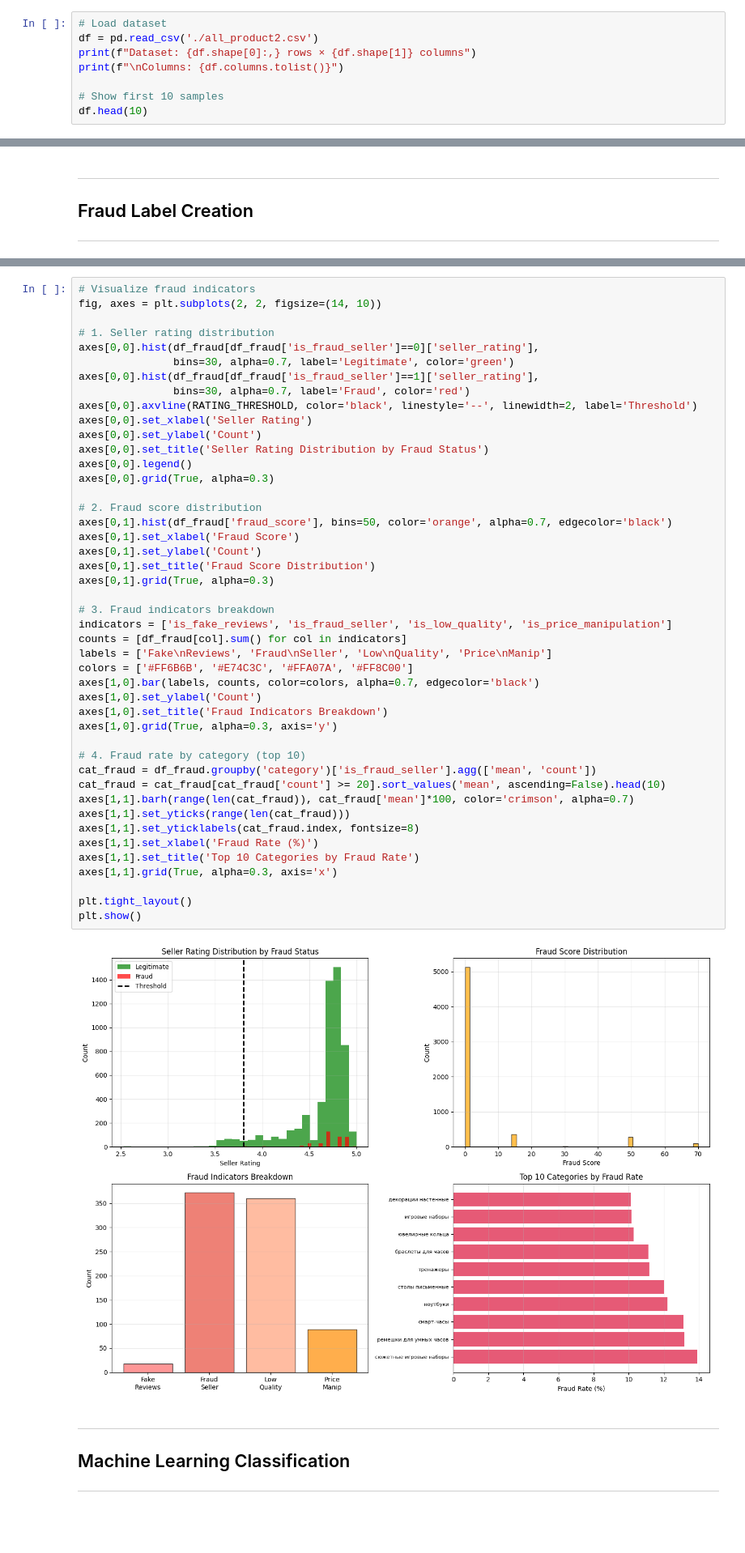
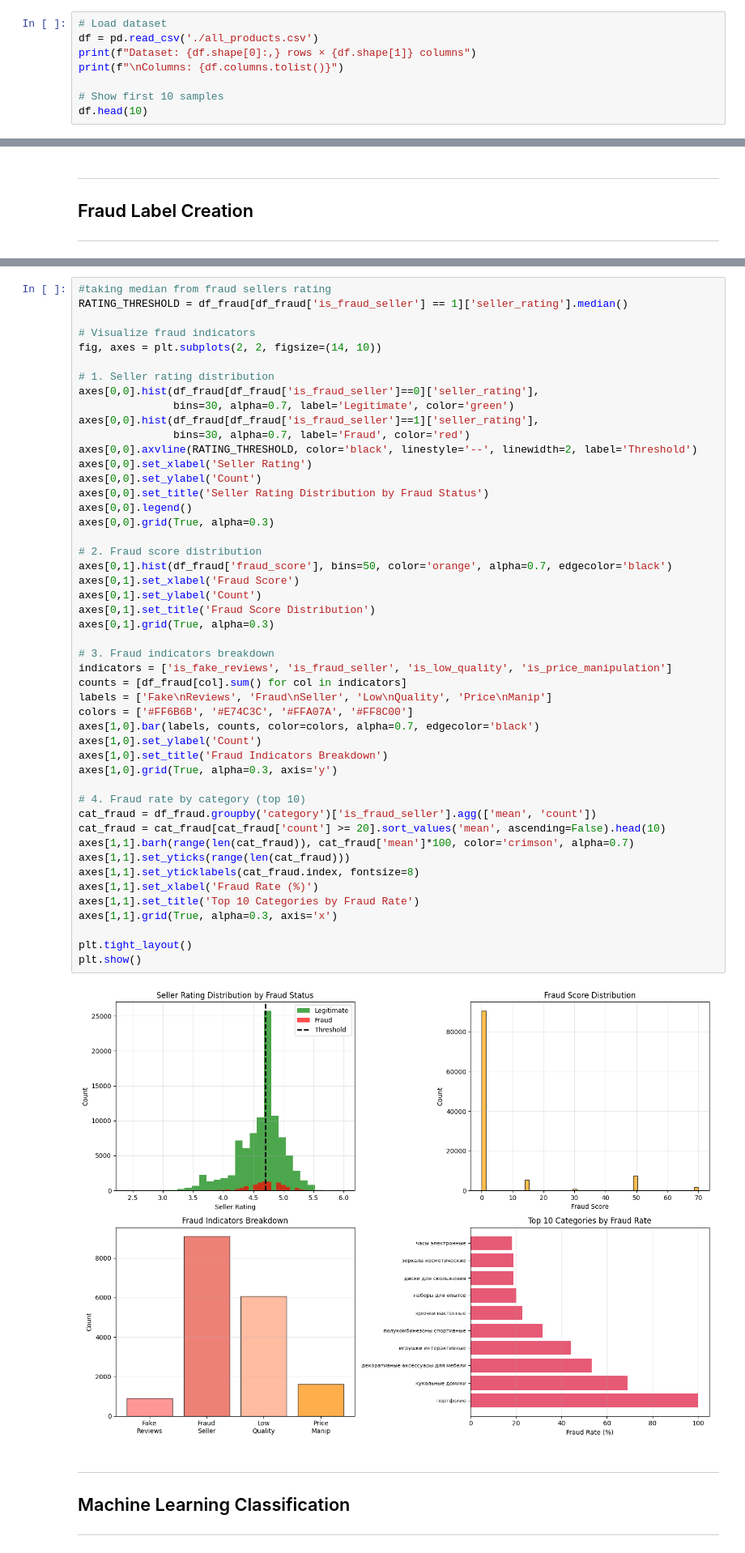
Before and after one commit to ssuleimenovv/dataMining, a Jupyter notebook: FinalProject/ecommerce_fraud_detection_final.ipynb, the cells around one changed output, grey strips where cells are left out. Shown at 81% size. Saved outputs shown, nothing was run; the diff lists cells and outputs as text; blank space fills up the shorter version.

```diff
--- a/FinalProject/ecommerce_fraud_detection_final.ipynb
+++ b/FinalProject/ecommerce_fraud_detection_final.ipynb
@@ -36,7 +36,7 @@ plt.style.use('default')
 sns.set_palette('husl')
 # %%
 # Load dataset
-df = pd.read_csv('./all_product2.csv')
+df = pd.read_csv('./all_products.csv')
 print(f"Dataset: {df.shape[0]:,} rows × {df.shape[1]} columns")
 print(f"\nColumns: {df.columns.tolist()}")
 
@@ -240,4 +239,7 @@ Fraud rate: 6.35%
 # %%
+#taking median from fraud sellers rating
+RATING_THRESHOLD = df_fraud[df_fraud['is_fraud_seller'] == 1]['seller_rating'].median()
+
 # Visualize fraud indicators
 fig, axes = plt.subplots(2, 2, figsize=(14, 10))
 
@@ -256,34 +258,34 @@ axes[0,0].grid(True, alpha=0.3)
 # 2. Fraud score distribution
 axes[0,1].hist(df_fraud['fraud_score'], bins=50, color='orange', alpha=0.7, edgecolor='black')
 axes[0,1].set_xlabel('Fraud Score')
 axes[0,1].set_ylabel('Count')
 axes[0,1].set_title('Fraud Score Distribution')
 axes[0,1].grid(True, alpha=0.3)
 
 # 3. Fraud indicators breakdown
 indicators = ['is_fake_reviews', 'is_fraud_seller', 'is_low_quality', 'is_price_manipulation']
 counts = [df_fraud[col].sum() for col in indicators]
 labels = ['Fake\nReviews', 'Fraud\nSeller', 'Low\nQuality', 'Price\nManip']
 colors = ['#FF6B6B', '#E74C3C', '#FFA07A', '#FF8C00']
 axes[1,0].bar(labels, counts, color=colors, alpha=0.7, edgecolor='black')
 axes[1,0].set_ylabel('Count')
 axes[1,0].set_title('Fraud Indicators Breakdown')
 axes[1,0].grid(True, alpha=0.3, axis='y')
 
 # 4. Fraud rate by category (top 10)
 cat_fraud = df_fraud.groupby('category')['is_fraud_seller'].agg(['mean', 'count'])
 cat_fraud = cat_fraud[cat_fraud['count'] >= 20].sort_values('mean', ascending=False).head(10)
 axes[1,1].barh(range(len(cat_fraud)), cat_fraud['mean']*100, color='crimson', alpha=0.7)
 axes[1,1].set_yticks(range(len(cat_fraud)))
 axes[1,1].set_yticklabels(cat_fraud.index, fontsize=8)
 axes[1,1].set_xlabel('Fraud Rate (%)')
 axes[1,1].set_title('Top 10 Categories by Fraud Rate')
 axes[1,1].grid(True, alpha=0.3, axis='x')
 
 plt.tight_layout()
 plt.show()
 # %% [output]
-[figure, old version]
+[figure, new version]
 # %% [markdown]
 ---
 ## Machine Learning Classification
```
Also changed, not shown: parts of 23 cells of this notebook.
